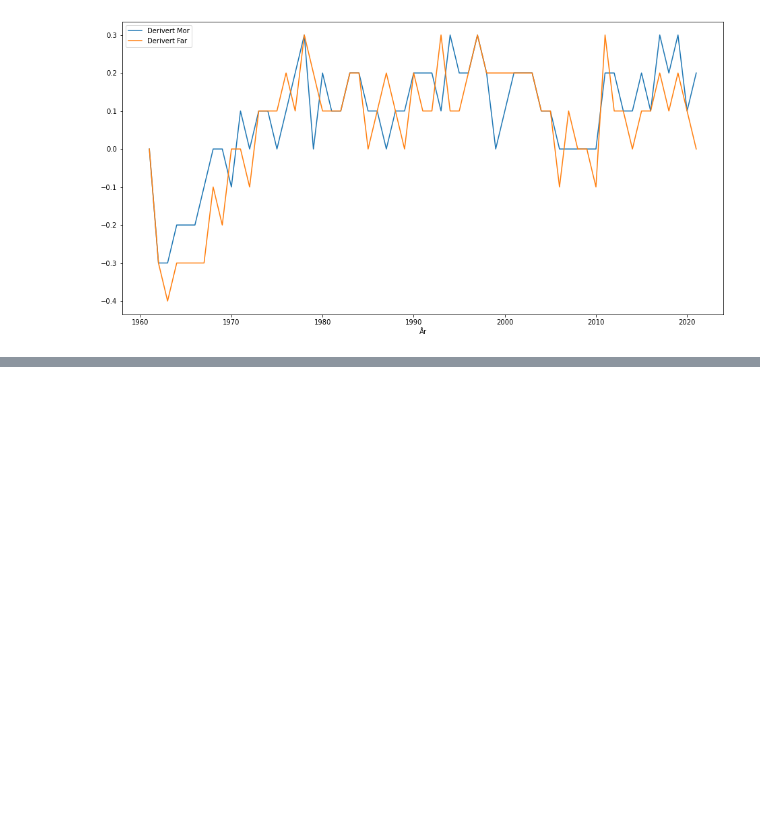
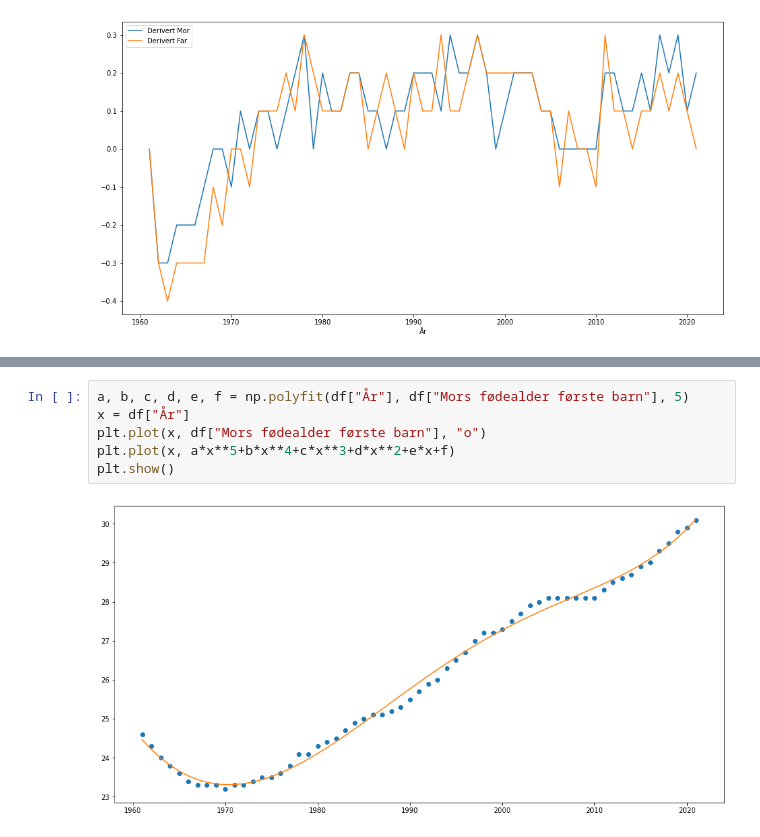
Before and after one commit to mareis/S1_Python, a Jupyter notebook: Prosjekt/Eksempel.ipynb, the cells around one changed output, grey strips where cells are left out. Saved outputs shown, nothing was run; the diff lists cells and outputs as text; blank space fills up the shorter version.

```diff
--- a/Prosjekt/Eksempel.ipynb
+++ b/Prosjekt/Eksempel.ipynb
@@ -121,0 +150,8 @@ plt.show()
+# %%
+a, b, c, d, e, f = np.polyfit(df["År"], df["Mors fødealder første barn"], 5)
+x = df["År"]
+plt.plot(x, df["Mors fødealder første barn"], "o")
+plt.plot(x, a*x**5+b*x**4+c*x**3+d*x**2+e*x+f)
+plt.show()
+# %% [output]
+[figure, added]
```
Also changed, not shown: parts of 12 cells of this notebook, 1 other file.
